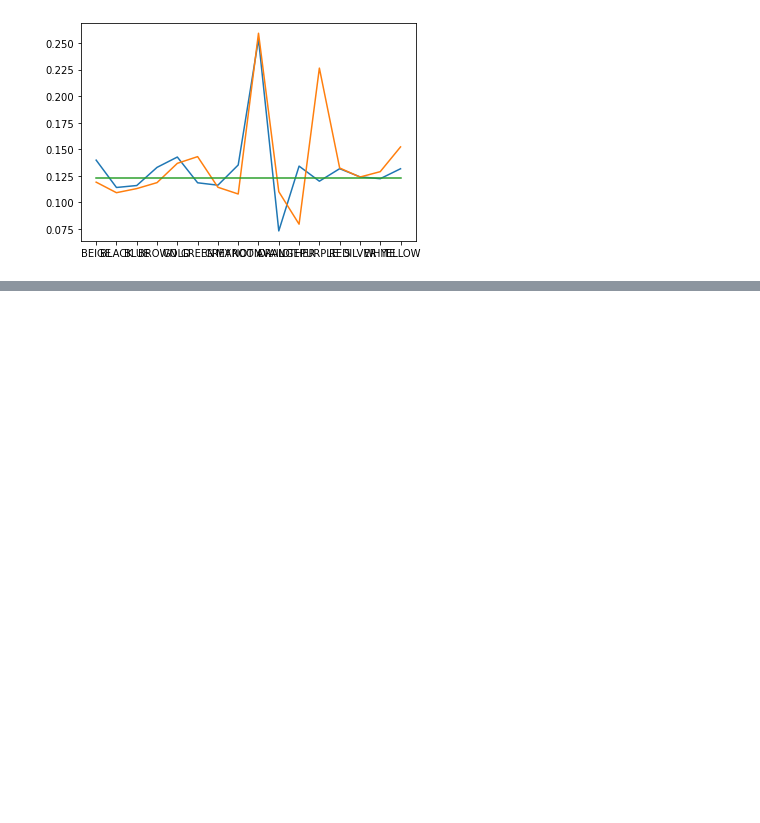
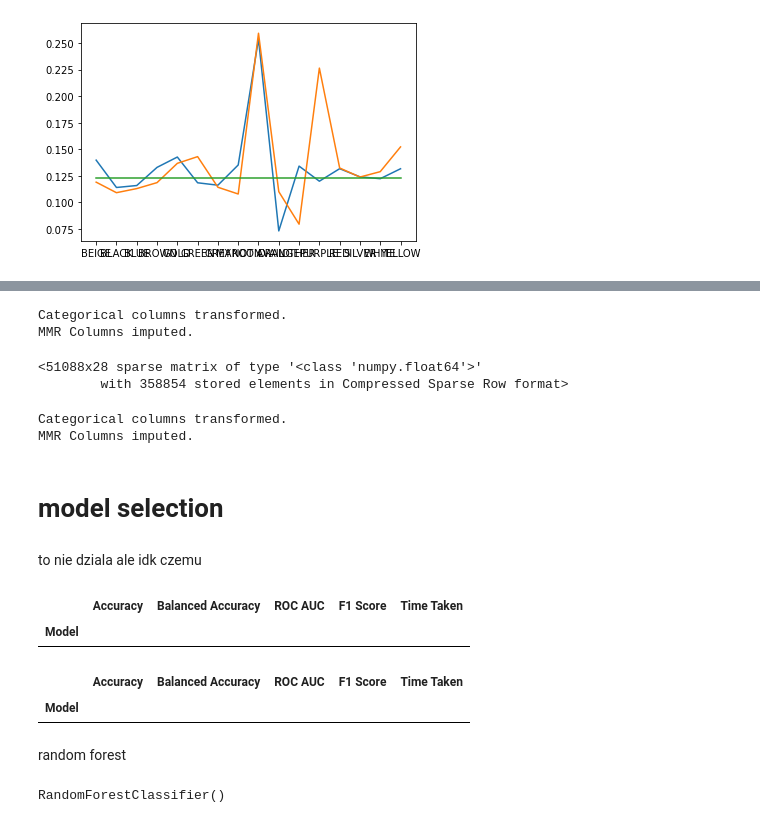
Before and after one commit to Koliber216/DontGetKicked-ML-Classification, a Jupyter notebook: model_selection.ipynb, the cells around one changed output, grey strips where cells are left out. Drawn from its saved outputs; the diff is of its cells as text; code cells hidden in the pictures; blank space fills up the shorter version.

```diff
--- a/model_selection.ipynb
+++ b/model_selection.ipynb
@@ -205,9 +275,32 @@ mateusz_transformer = FunctionTransformer(preprocess_df)
 
 # all the afore declared processings applied
 prepipe = Pipeline([
-    ("preprocessor", preprocessor)
     ("transform_categorical", categorical_transformer),
-    ("MMR_imputing", MMR_imputer)
+    ("MMR_imputing", MMR_imputer),
+    ("Mateusz", mateusz_transformer)
 ])
+
+pipeline = Pipeline(steps=[('preprocessor', preprocessor)])
-# %%
-train = prepipe.fit_transform(train)
+# %%
+X_train = prepipe.fit_transform(X_train)
+X_train = pipeline.fit_transform(X_train)
+# %% [output]
+Categorical columns transformed.
+MMR Columns imputed.
+# %%
+X_train
+# %% [output]
+<51088x28 sparse matrix of type '<class 'numpy.float64'>'
+        with 358854 stored elements in Compressed Sparse Row format>
+# %%
+# validation dataset
+
+X_val = prepipe.transform(X_val)
+X_val = pipeline.transform(X_val)
+# %% [output]
+Categorical columns transformed.
+MMR Columns imputed.
+# %% [markdown]
+# model selection
+# %% [markdown]
+to nie dziala ale idk czemu
@@ -213,0 +312,16 @@ train = prepipe.fit_transform(train)
+# %%
+from lazypredict.Supervised import LazyClassifier
+
+clf = LazyClassifier(verbose=0,ignore_warnings=True, custom_metric=None)
+models,predictions = clf.fit(X_train, X_val, y_train, y_val)
+models
+# %% [output]
+|  | Accuracy | Balanced Accuracy | ROC AUC | F1 Score | Time Taken |
+| Model |  |  |  |  |  |
+# %%
+predictions
+# %% [output]
+|  | Accuracy | Balanced Accuracy | ROC AUC | F1 Score | Time Taken |
+| Model |  |  |  |  |  |
+# %% [markdown]
+random forest
@@ -213,0 +330,5 @@ train = prepipe.fit_transform(train)
+# %%
+rf_model = RandomForestClassifier(n_estimators=100)
+rf_model.fit(X_train, y_train)
+# %% [output]
+RandomForestClassifier()
```
Also changed, not shown: parts of 23 cells of this notebook, 2 other files.
